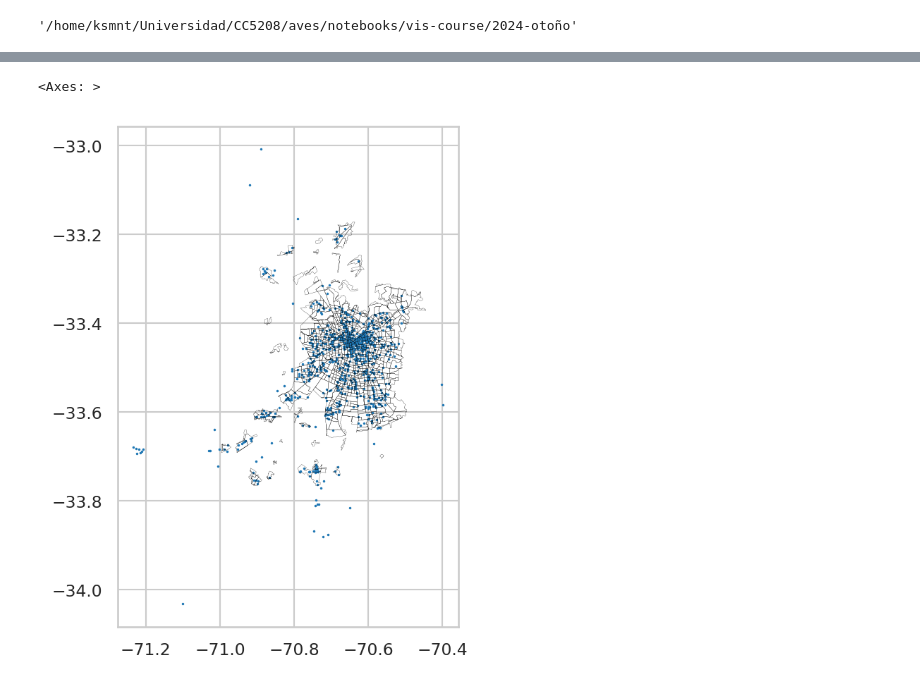
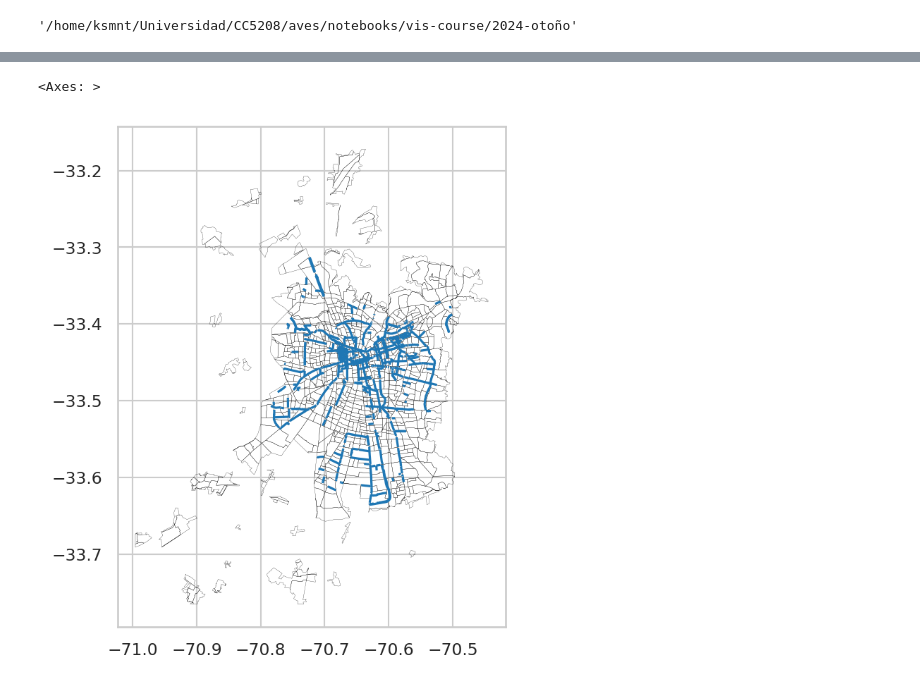
Before and after one commit to IgnacioTorr/aves, a Jupyter notebook: notebooks/vis-course/2024-otoño/Hito_copy.ipynb, the cells around one changed output, grey strips where cells are left out. Drawn from its saved outputs; the diff is of its cells as text; code cells hidden in the pictures.

```diff
--- a/notebooks/vis-course/2024-otoño/Hito_copy.ipynb
+++ b/notebooks/vis-course/2024-otoño/Hito_copy.ipynb
@@ -26,5 +26,5 @@ os.getcwd()
 '/home/ksmnt/Universidad/CC5208/aves/notebooks/vis-course/2024-otoño'
 # %%
 
-df_2021 = gpd.read_file(DATA_PATH / "Evaluación_de_la_Red_de_Ciclovías_del_Gran_Santiago_según_el_Decreto_102.geojson" )
+ciclovias_2021 = gpd.read_file(DATA_PATH / "Evaluación_de_la_Red_de_Ciclovías_del_Gran_Santiago_según_el_Decreto_102.geojson" )
 df_2021_sin = gpd.read_file( DATA_PATH / "siniestros_bicicletas" / "geojson" / "Siniestros_con_participación_de_bicicletas,_RM_Chile,_2021..geojson")
@@ -127,7 +39,7 @@ origenes_viajes.plot(markersize=1, marker='.', alpha=0.5)
 zones = (
     gpd.read_file(PROCESSED_PATH / "scl_zonas_urbanas.json")
     .set_index("ID")
-    .to_crs(origenes_viajes.crs)
+    .to_crs(ciclovias_2021.crs)
 )
 zones.head()
 # %% [output]
@@ -139,8 +51,8 @@ zones.head()
 | 115 | 857.4375 | 115.0 | 13105 | El Bosque | 13 | REGIÓN METROPOLITANA DE SANTIAGO | 131 | SANTIAGO | 13105 | EL BOSQUE | ... |
 | 116 | 853.9375 | 116.0 | 13105 | El Bosque | 13 | REGIÓN METROPOLITANA DE SANTIAGO | 131 | SANTIAGO | 13105 | EL BOSQUE | ... |
 # %%
-ax = origenes_viajes.plot(marker='.', markersize=1)
-zones.plot(ax=ax, facecolor='none', edgecolor='black', linewidth=0.1)
+ax = ciclovias_2021.plot(linewidth=0.5)
+zones.plot(ax=ax, edgecolor='black', facecolor='none', linewidth=0.1)
 # %% [output]
 <Axes: >
-[figure, old version]
+[figure, new version]
```
Also changed, not shown: parts of 7 cells of this notebook.
